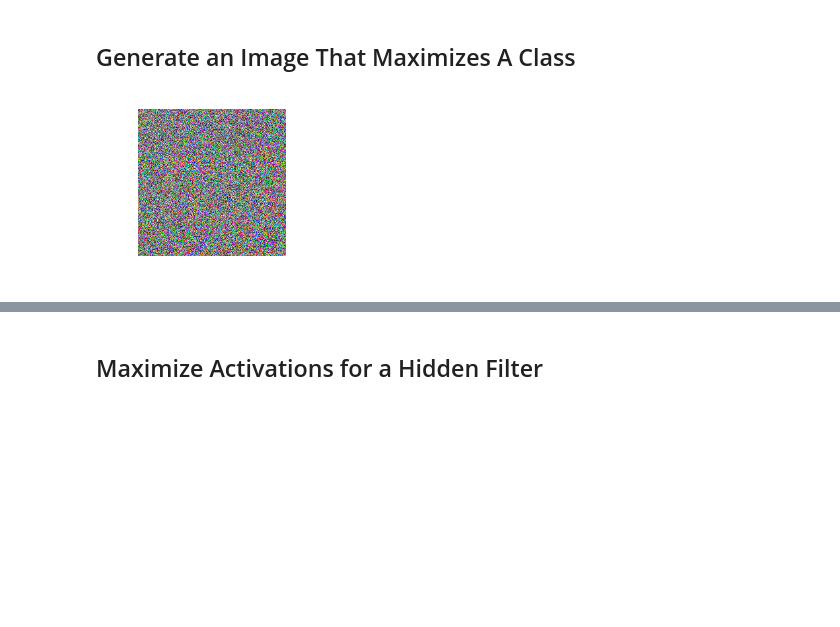
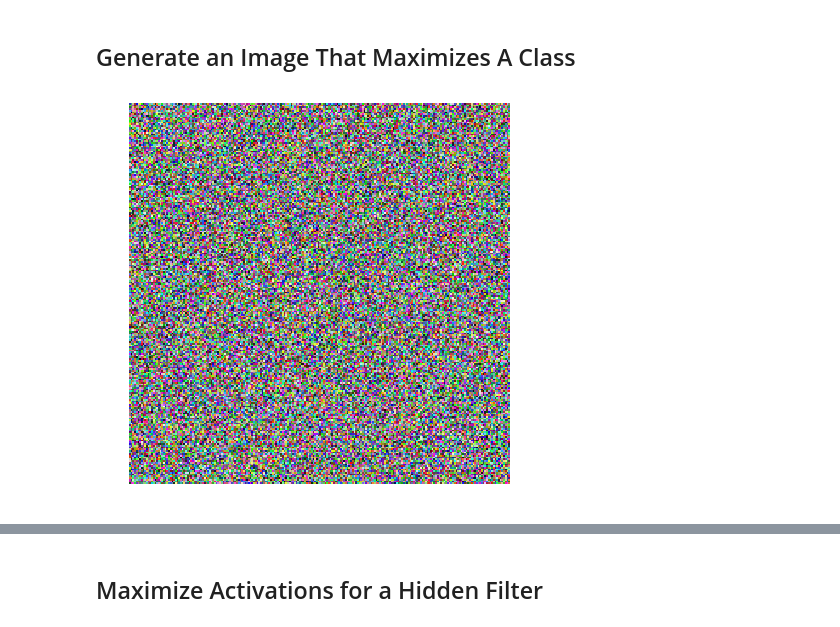
Before and after one commit to waleedka/cnn-visualization, a Jupyter notebook: cnn_visualization.ipynb, the cells around one changed output, grey strips where cells are left out. Cells and saved outputs as stored; diff of their text form; code cells hidden in the pictures; blank space fills up the shorter version.

```diff
--- a/cnn_visualization.ipynb
+++ b/cnn_visualization.ipynb
@@ -41,7 +41,7 @@ def display_images(images, titles=None, cols=5, interpolation=None, cmap="Greys_
     titles = titles or [""] * len(images)
     rows = math.ceil(len(images) / cols)
     height_ratio = 1.2 * (rows/cols) * (0.5 if type(images[0]) is not np.ndarray else 1)
-    plt.figure(figsize=(11, 11 * height_ratio))
+    plt.figure(figsize=(15, 15 * height_ratio))
     i = 1
     for image, title in zip(images, titles):
         plt.subplot(rows, cols, i)
@@ -298,9 +298,9 @@ shape: (1, 224, 224, 3)  min: -4.02213716506958  max: 4.483819007873535
 # %%
 # Start with a random image
 random_image = np.random.random((1, 224, 224, 3))
-display_images(random_image)
+display_images(random_image, cols=2)
 # %% [output]
-[figure, old version]
+[figure, new version]
 # %%
 # Iteratively apply gradient ascent
 for i in range(50):
```
Also changed, not shown: parts of 28 cells of this notebook.
